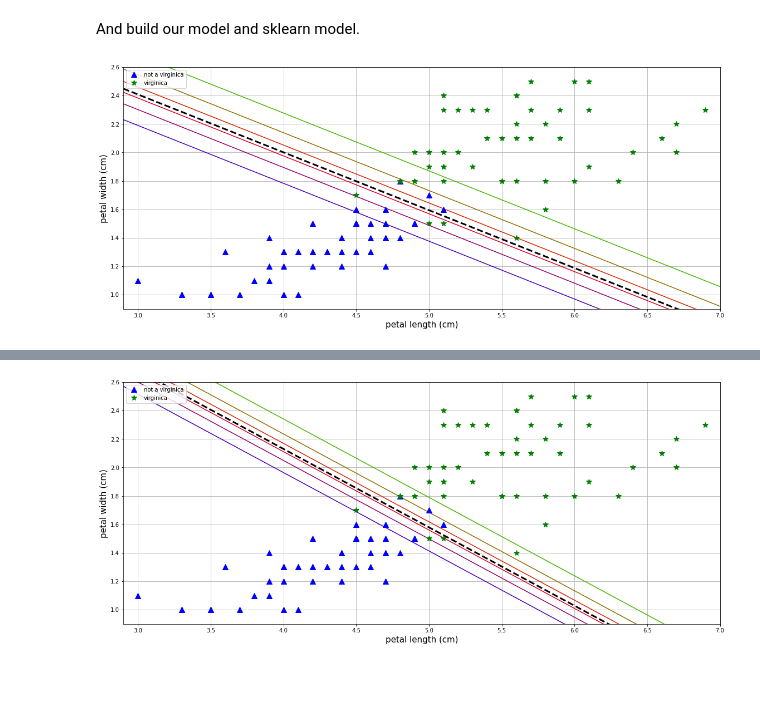
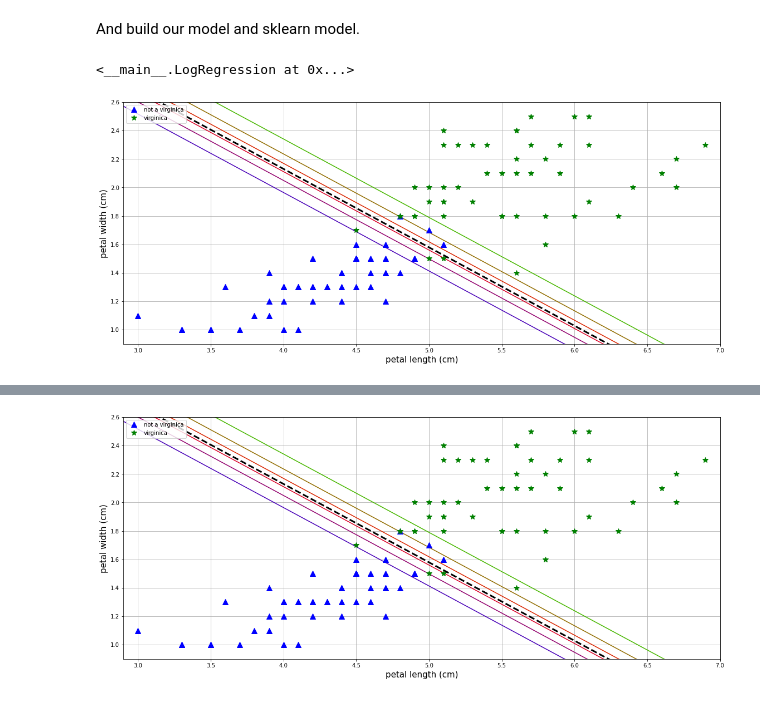
Before and after one commit to RomanSafronenkov/Algorithms, a Jupyter notebook: files/Regressions.ipynb, the cells around one changed output, grey strips where cells are left out. Drawn from its saved outputs; the diff is of its cells as text; code cells hidden in the pictures.

```diff
--- a/files/Regressions.ipynb
+++ b/files/Regressions.ipynb
@@ -451,40 +451,42 @@ class LogRegression:
     def sigmoid(self, X):
         return 1 / (1 + np.exp(-X))
 
+    def sigmoid_derivative(self, X):
+        return self.sigmoid(X) * (1 - self.sigmoid(X))
+
     def LogLoss(self, y_pred, y):
         return -(y * np.log(self.sigmoid(y_pred)) + (1 - y) * np.log(1 - self.sigmoid(y_pred))).sum() / y.shape[0]
 
     def w_grad(self, X, y):
-        return (X * (self.sigmoid(X @ self.w.T + self.b) - y)).sum(axis=0) / y.shape[0]
+        preds = self.predict(X)
+        left = X.T.dot((y / (self.sigmoid(preds))) * self.sigmoid_derivative(preds))
+        right = X.T.dot((-(1 - y) / (1 - self.sigmoid(preds))) * self.sigmoid_derivative(preds))
+        return (-(left + right) / y.shape[0]).T
 
     def b_grad(self, X, y):
-        return (self.sigmoid(X @ self.w.T + self.b) - y).sum() / y.shape[0]
+        preds = self.predict(X)
+        left = ((y / (self.sigmoid(preds))) * self.sigmoid_derivative(preds)).sum()
+        right = ((-(1 - y) / (1 - self.sigmoid(preds))) * self.sigmoid_derivative(preds)).sum()
+        return -(left + right) / y.shape[0]
 
-    def fit(self, X, y, lr=3e-4, num_epochs=100000, beta1=0.9, beta2=0.999, eps=10e-9):
-        self.init_weights(X.shape[0])
-        loss_history = []
-        weights_history = []
-        loss_history.append(self.LogLoss(self.predict(X), y.T))
-        weights_history.append([self.w.tolist(), self.b.item()])
-        self.init_EMAs(X.shape[0])
+    def fit(self, X, y, lr=3e-4, num_epochs=1000, beta1=0.9, beta2=0.999, eps=10e-9):
+        self.init_weights(X.shape[1])
+        self.init_EMAs(X.shape[1])
         for _ in range(num_epochs):
-            next_EMA1_w = (1 - beta1) * self.w_grad(X.T, y.T) + beta1 * self.EMA_adam1_w
-            next_EMA2_w = (1 - beta2) * (self.w_grad(X.T, y.T)) ** 2 + beta2 * self.EMA_adam2_w
-            next_EMA1_b = (1 - beta1) * self.b_grad(X.T, y.T) + beta1 * self.EMA_adam1_b
-            next_EMA2_b = (1 - beta2) * (self.b_grad(X.T, y.T)) ** 2 + beta2 * self.EMA_adam2_b
+            next_EMA1_w = (1 - beta1) * self.w_grad(X, y) + beta1 * self.EMA_adam1_w
+            next_EMA2_w = (1 - beta2) * (self.w_grad(X, y)) ** 2 + beta2 * self.EMA_adam2_w
+            next_EMA1_b = (1 - beta1) * self.b_grad(X, y) + beta1 * self.EMA_adam1_b
+            next_EMA2_b = (1 - beta2) * (self.b_grad(X, y)) ** 2 + beta2 * self.EMA_adam2_b
             self.w -= lr * next_EMA1_w / (np.sqrt(next_EMA2_w) + eps)
             self.b -= lr * next_EMA1_b / (np.sqrt(next_EMA2_b) + eps)
             self.EMA_adam1_w = next_EMA1_w
             self.EMA_adam2_w = next_EMA2_w
             self.EMA_adam1_b = next_EMA1_b
             self.EMA_adam2_b = next_EMA2_b
-            if _ % 100 == 0:
-                loss_history.append(self.LogLoss(self.predict(X), y.T))
-                weights_history.append([self.w.tolist(), self.b.item()])
-        return np.array(loss_history), np.array(weights_history)
+        return self
 
     def predict(self, X):
-        return X.T @ self.w.T + self.b
+        return X.dot(self.w.T) + self.b
 
     def class_prediction(self, X):
         scores = self.predict(X)
@@ -597,33 +597,35 @@ plt.show()
 <p>And build our model and sklearn model.</p>
 # %%
 log_reg = LogRegression()
-history, weights_history = log_reg.fit(X.T, np.array([y]))
+log_reg.fit(X, y.reshape(-1, 1), lr=1.2, num_epochs=110000)
+# %% [output]
+<__main__.LogRegression at 0x...>
 # %%
 fig = plt.figure(figsize=(19.20, 8.))
 ax = plt.axes()
 ax.plot(X[y==0, 0], X[y==0, 1], 'b^', markersize=10, label='not a %s'%data.target_names[2])
 ax.plot(X[y==1, 0], X[y==1, 1], 'g*', markersize=10, label=data.target_names[2])
 left_right = np.array([2.9, 7])
 boundary = -(log_reg.w[0][0] * left_right + log_reg.b[0]) / log_reg.w[0][1]
 ax.plot(left_right, boundary, "k--", linewidth=3)
 x0, x1 = np.meshgrid(
         np.linspace(2.9, 7, 500).reshape(-1, 1),
         np.linspace(0.8, 2.7, 200).reshape(-1, 1),
     )
 X_new = np.c_[x0.ravel(), x1.ravel()]
 
-y_proba = log_reg.predict_proba(X_new.T)
+y_proba = log_reg.predict_proba(X_new)
 
 zz = y_proba[:, 1].reshape(x0.shape)
 contour = ax.contour(x0, x1, zz, cmap=plt.cm.brg)
 ax.set_xlabel(data.feature_names[2], fontsize=15)
 ax.set_ylabel(data.feature_names[3], fontsize=15)
 ax.legend(loc='upper left')
 ax.axis([2.9, 7., 0.9, 2.6])
 ax.grid(True)
 plt.show()
 # %% [output]
-[figure, old version]
+[figure, new version]
 # %%
 log_skl.fit(X, y)
 # %% [output]
```
Also changed, not shown: parts of 17 cells of this notebook, 2 other files.
